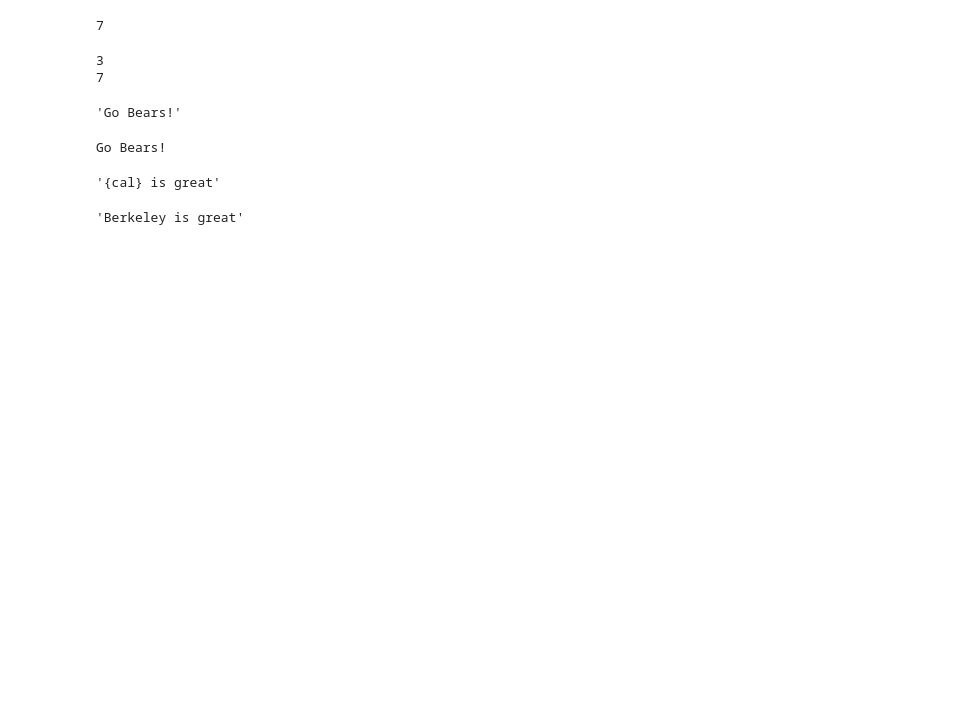
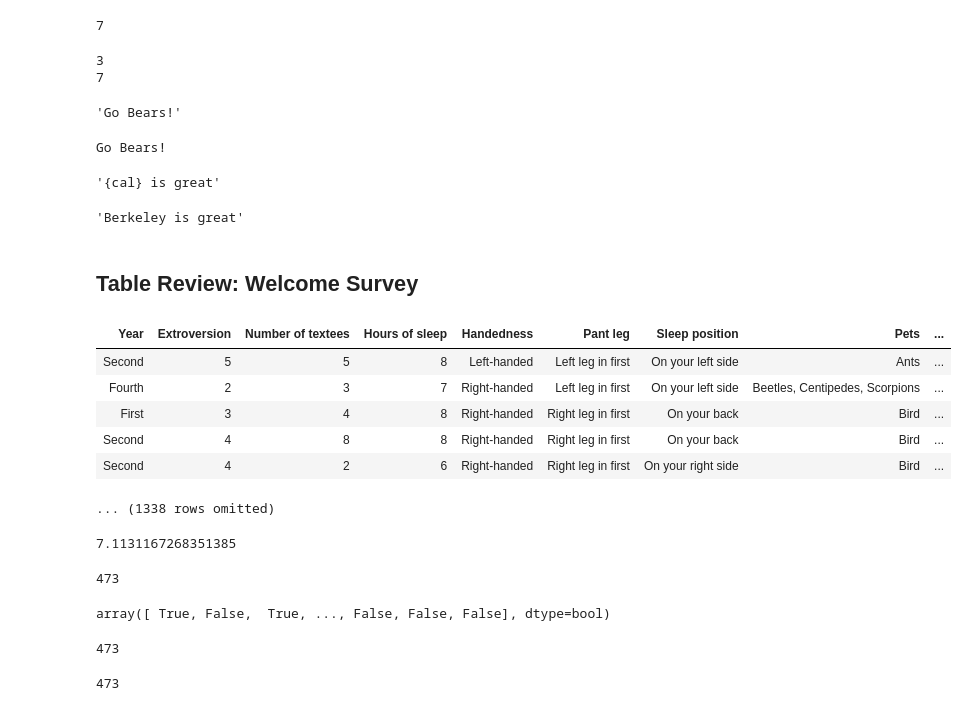
Before and after one commit to RHC-DSCI-100/Lecture-Notes, a Jupyter notebook: lecture/lec05_instructor.ipynb, the cells around one changed output. Drawn from its saved outputs; the diff is of its cells as text; code cells hidden in the pictures; blank space fills up the shorter version.

```diff
--- a/lecture/lec05_instructor.ipynb
+++ b/lecture/lec05_instructor.ipynb
@@ -434,3 +434,43 @@ f'{cal} is great'
 # %%
 print(f'{cal} is great')
 print(f'{warriors.column("name").item(0)} is pretty great too')
+# %% [markdown]
+## Table Review: Welcome Survey
+# %%
+welcome = Table.read_table('welcome_survey_sp22.csv')
+welcome.show(5)
+# %% [output]
+| Year | Extroversion | Number of textees | Hours of sleep | Handedness | Pant leg | Sleep position | Pets | ... |
+| Second | 5 | 5 | 8 | Left-handed | Left leg in first | On your left side | Ants | ... |
+| Fourth | 2 | 3 | 7 | Right-handed | Left leg in first | On your left side | Beetles, Centipedes, Scorpions | ... |
+| First | 3 | 4 | 8 | Right-handed | Right leg in first | On your back | Bird | ... |
+| Second | 4 | 8 | 8 | Right-handed | Right leg in first | On your back | Bird | ... |
+| Second | 4 | 2 | 6 | Right-handed | Right leg in first | On your right side | Bird | ... |
+... (1338 rows omitted)
+# %%
+# On average, how long do side-sleepers sleep?
+side_sleepers = welcome.where('Sleep position', are.containing('side'))
+np.average(side_sleepers.column('Hours of sleep'))
+# %% [output]
+7.1131167268351385
+# %%
+# How many students get at least 8 hours of sleep each night (on average)?
+# First way: Query of Values that meet a criteria
+welcome.where('Hours of sleep', are.above_or_equal_to(8)).num_rows
+# %% [output]
+473
+# %%
+# Use the column() method to get an array of the result of the condition below
+welcome.column('Hours of sleep') >= 8
+# %% [output]
+array([ True, False,  True, ..., False, False, False], dtype=bool)
+# %%
+# Second way: The number of values that are not zero
+np.count_nonzero(welcome.column('Hours of sleep') >= 8)
+# %% [output]
+473
+# %%
+# Third way: Adding the values in the array
+np.sum(welcome.column('Hours of sleep') >= 8)
+# %% [output]
+473
```
Also changed, not shown: parts of 7 cells of this notebook.
